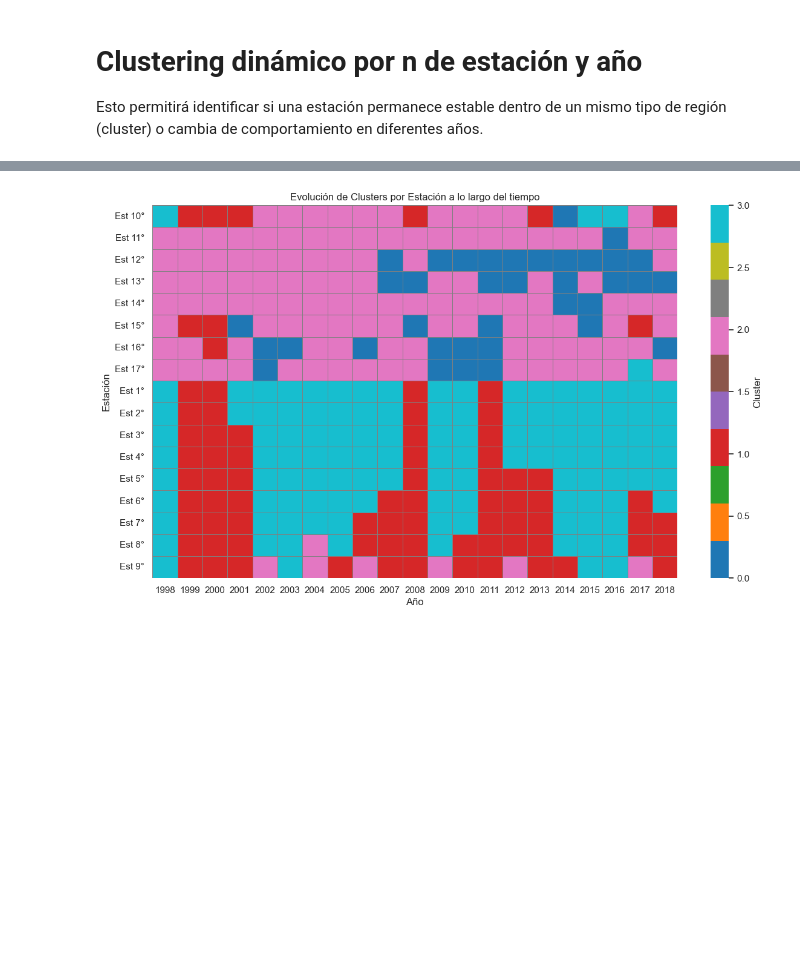
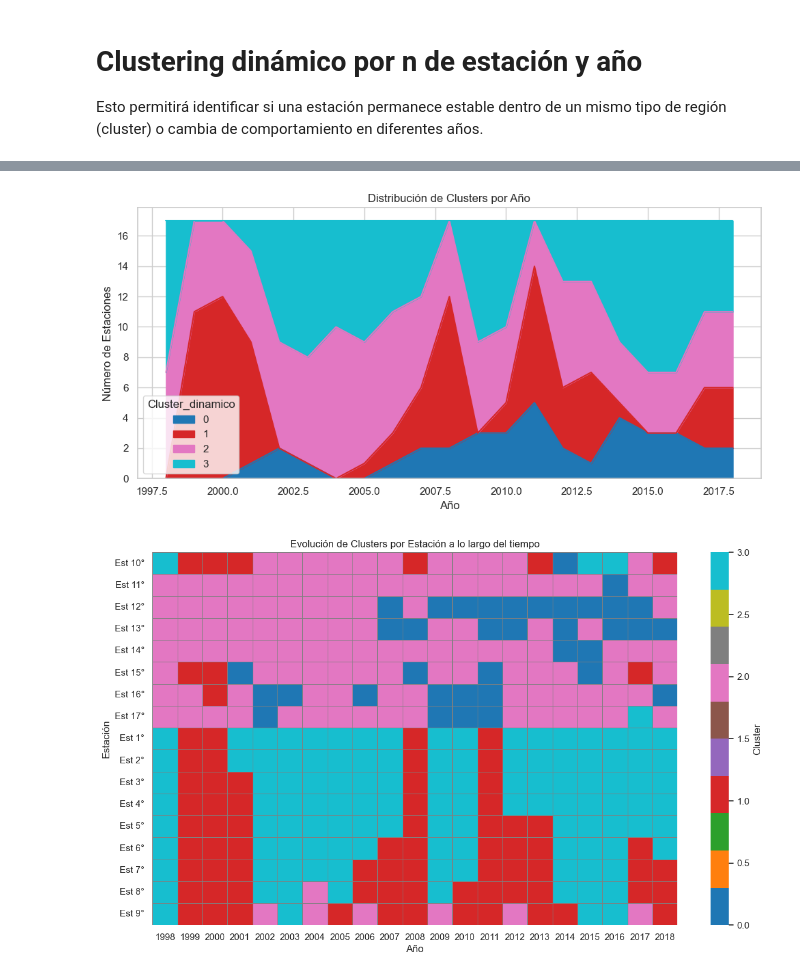
Before and after one commit to tukey-stans/ae-oceanografia-golfo-cali, a Jupyter notebook: notebooks/AABR/AABR_Clustering_v2.ipynb, the cells around one changed output, grey strips where cells are left out. Drawn from its saved outputs; the diff is of its cells as text; code cells hidden in the pictures; blank space fills up the shorter version.

Commit message:
modified:   notebooks/AABR/AABR_Clustering_v2

```diff
--- a/notebooks/AABR/AABR_Clustering_v2.ipynb
+++ b/notebooks/AABR/AABR_Clustering_v2.ipynb
@@ -678,3 +699,17 @@ agg_anual_año["Cluster_dinamico"] = kmeans_dyn.fit_predict(X_scaled_dyn)
+# %%
+# Conteo de clusters por año
+cluster_by_year = agg_anual_año.groupby(["AÑO", "Cluster_dinamico"]).size().unstack(fill_value=0)
+
+# Graficar
+cluster_by_year.plot(kind='area', stacked=True, figsize=(10, 5), colormap='tab10')
+plt.title("Distribución de Clusters por Año")
+plt.xlabel("Año")
+plt.ylabel("Número de Estaciones")
+plt.grid(True)
+plt.tight_layout()
+plt.show()
+# %% [output]
+[figure, added]
 # %%
 import seaborn as sns
 import matplotlib.pyplot as plt
```
Also changed, not shown: parts of 11 cells of this notebook.
